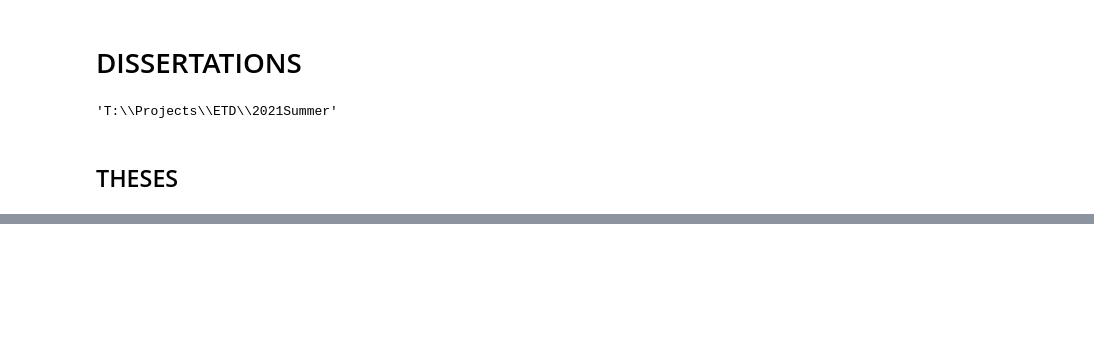
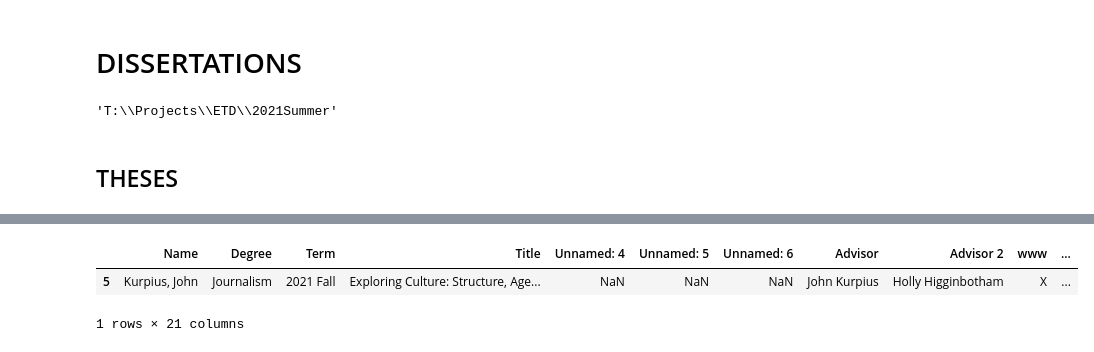
Before and after one commit to troub1/etdbatch, a Jupyter notebook: ETD-Batch-Create.ipynb, the cells around one changed output, grey strips where cells are left out. Cells and saved outputs as stored; diff of their text form; code cells hidden in the pictures; blank space fills up the shorter version.

```diff
--- a/ETD-Batch-Create.ipynb
+++ b/ETD-Batch-Create.ipynb
@@ -208,0 +298,6 @@ T://Projects//ETD//2021Summer//Theses//mospace-batchfiles//YuNo-Ya-batchfiles//
+# %%
+jmp_data[jmp_data['last_name'] == 'Kurpius']
+# %% [output]
+|  | Name | Degree | Term | Title | Unnamed: 4 | Unnamed: 5 | Unnamed: 6 | Advisor | Advisor 2 | www | ... |
+| 5 | Kurpius, John | Journalism | 2021 Fall | Exploring Culture: Structure, Age... | NaN | NaN | NaN | John Kurpius | Holly Higginbotham | X | ... |
+1 rows × 21 columns
```
Also changed, not shown: parts of 14 cells of this notebook.
